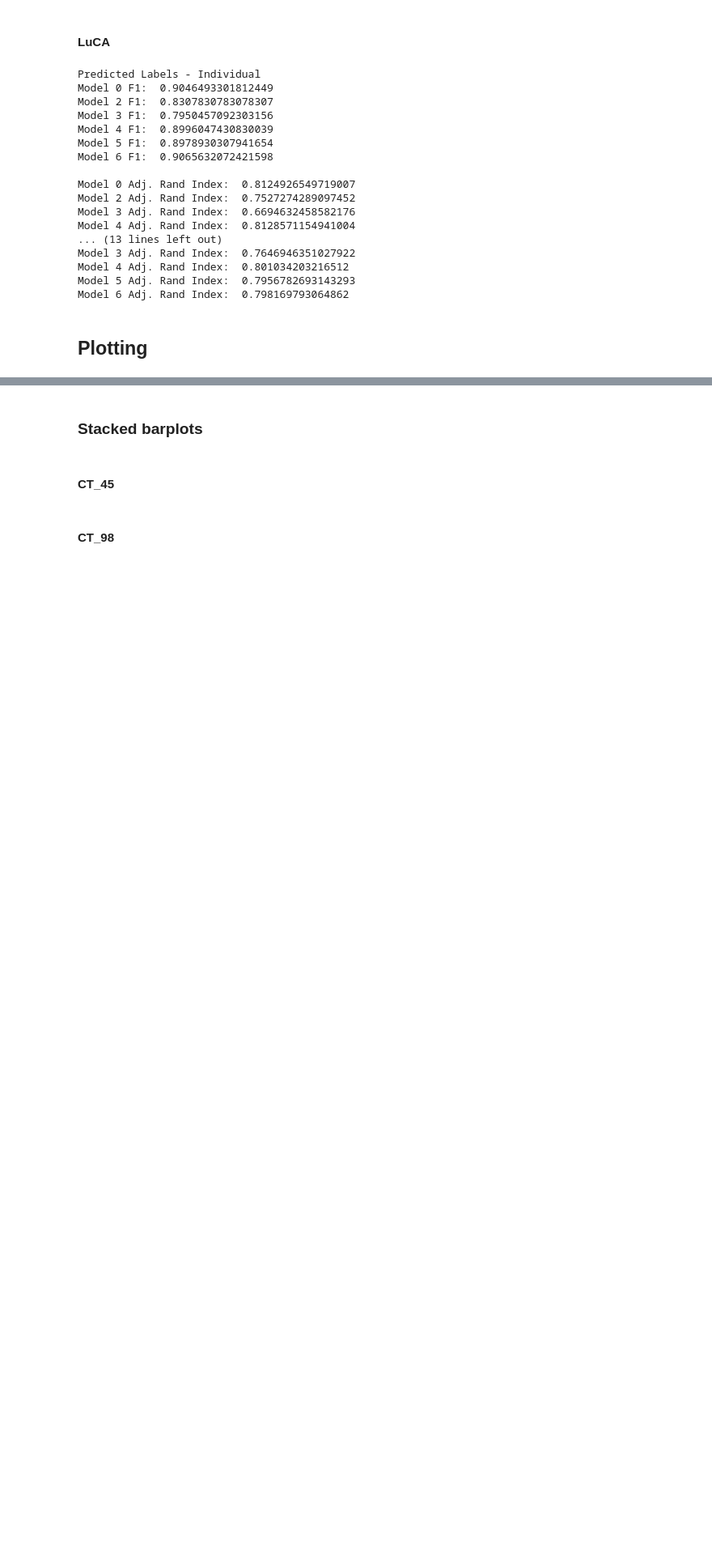
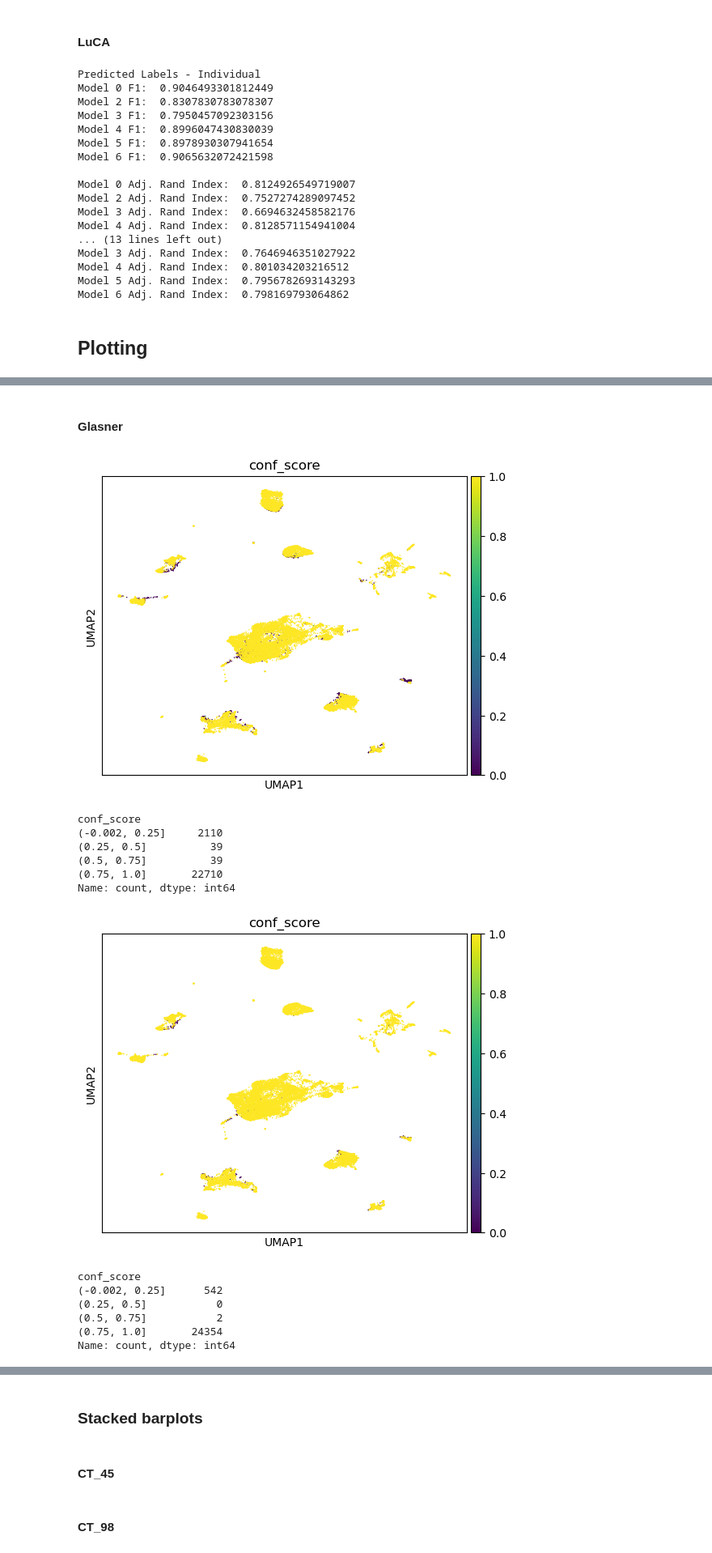
Before and after one commit to joadams1/adams_celltypist, a Jupyter notebook: celltypist/Benchmarking Models.ipynb, the cells around one changed output, grey strips where cells are left out. Shown at 81% size. Cells and saved outputs as stored; diff of their text form; code cells hidden in the pictures; blank space fills up the shorter version.

```diff
--- a/celltypist/Benchmarking Models.ipynb
+++ b/celltypist/Benchmarking Models.ipynb
@@ -323,0 +428,19 @@ Model 6 Adj. Rand Index:  0.798169793064862
+# %% [markdown]
+#### Glasner
+# %%
+make_all_umaps(pred_adatag_0, pred_adatag_2, pred_adatag_3, pred_adatag_4, pred_adatag_5, pred_adatag_6)
+# %% [output]
+[figure, added]
+conf_score
+(-0.002, 0.25]     2110
+(0.25, 0.5]          39
+(0.5, 0.75]          39
+(0.75, 1.0]       22710
+Name: count, dtype: int64
+[figure, added]
+conf_score
+(-0.002, 0.25]      542
+(0.25, 0.5]           0
+(0.5, 0.75]           2
+(0.75, 1.0]       24354
+Name: count, dtype: int64
```
Also changed, not shown: parts of 8 cells of this notebook, 1 other file.
